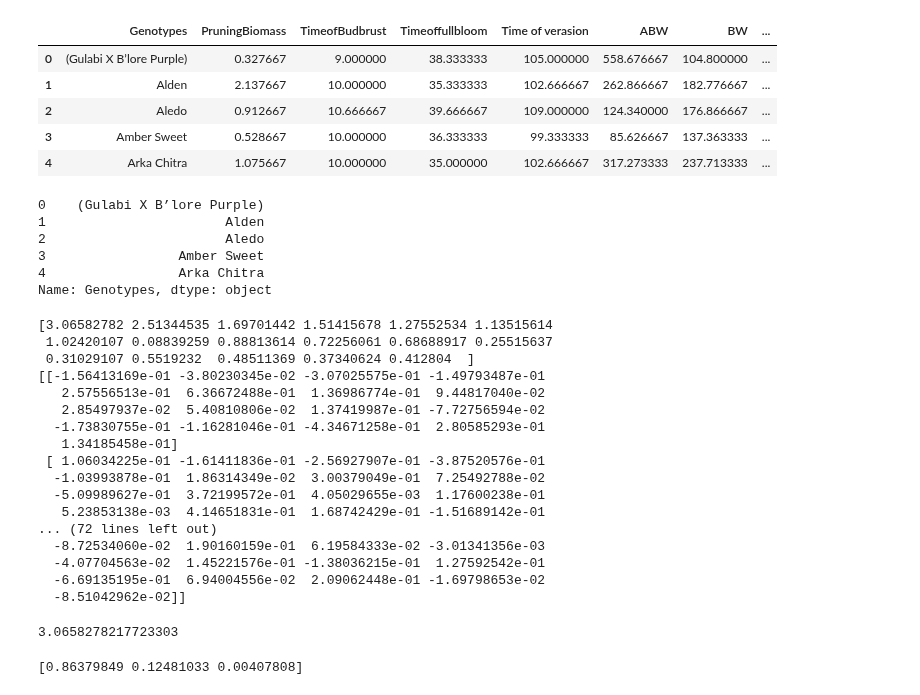
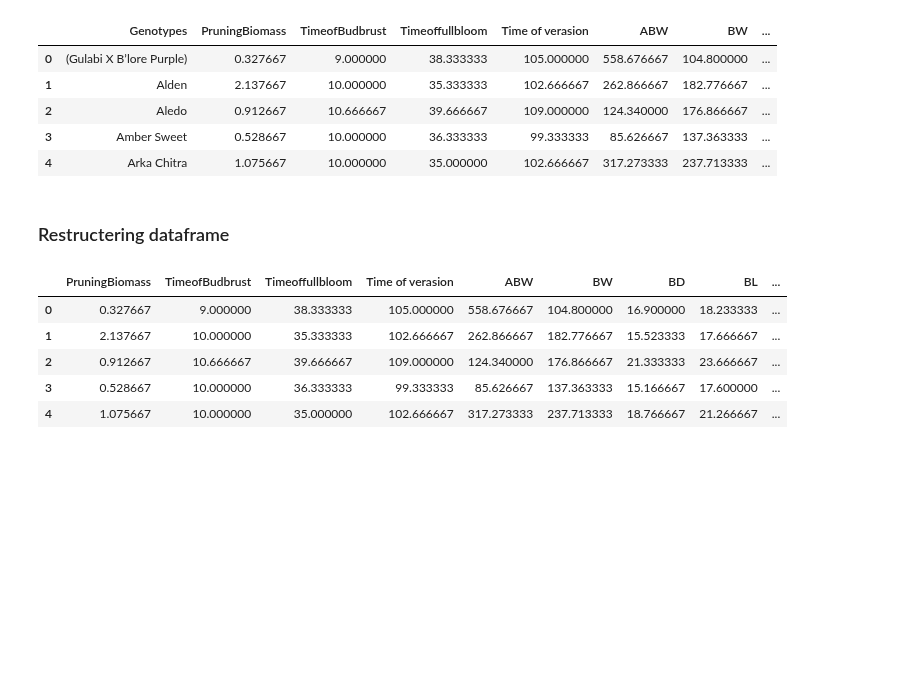
Before and after one commit to finalFlash159/PCA-from-scratch, a Jupyter notebook: src/visualize.ipynb, the cells around one changed output. Drawn from its saved outputs; the diff is of its cells as text; code cells hidden in the pictures; blank space fills up the shorter version.

```diff
--- a/src/visualize.ipynb
+++ b/src/visualize.ipynb
@@ -33,9 +109,15 @@ X , y = split_dataset(df)
+# %% [markdown]
+### Restructering dataframe
+# %%
+target_column = df.iloc[:, 0]  # Lấy cột target
+df = df.iloc[:, 1:]  # Lấy tất cả các cột trừ cột đầu tiên
+df['Genotypes'] = target_column  # Thêm cột target vào cuối
 # %%
-y.head()
+df.head()
 # %% [output]
-0    (Gulabi X B’lore Purple)
-1                       Alden
-2                       Aledo
-3                 Amber Sweet
-4                 Arka Chitra
-Name: Genotypes, dtype: object
+|  | PruningBiomass | TimeofBudbrust | Timeoffullbloom | Time of verasion | ABW | BW | BD | BL | ... |
+| 0 | 0.327667 | 9.000000 | 38.333333 | 105.000000 | 558.676667 | 104.800000 | 16.900000 | 18.233333 | ... |
+| 1 | 2.137667 | 10.000000 | 35.333333 | 102.666667 | 262.866667 | 182.776667 | 15.523333 | 17.666667 | ... |
+| 2 | 0.912667 | 10.666667 | 39.666667 | 109.000000 | 124.340000 | 176.866667 | 21.333333 | 23.666667 | ... |
+| 3 | 0.528667 | 10.000000 | 36.333333 | 99.333333 | 85.626667 | 137.363333 | 15.166667 | 17.600000 | ... |
+| 4 | 1.075667 | 10.000000 | 35.000000 | 102.666667 | 317.273333 | 237.713333 | 18.766667 | 21.266667 | ... |
@@ -44,30 +123,0 @@ X = standardize(X)
-# %%
-values, vectors = eigen_decomposition(X)
-print(values)
-print(vectors)
-# %% [output]
-[3.06582782 2.51344535 1.69701442 1.51415678 1.27552534 1.13515614
- 1.02420107 0.08839259 0.88813614 0.72256061 0.68688917 0.25515637
- 0.31029107 0.5519232  0.48511369 0.37340624 0.412804  ]
-[[-1.56413169e-01 -3.80230345e-02 -3.07025575e-01 -1.49793487e-01
-   2.57556513e-01  6.36672488e-01  1.36986774e-01  9.44817040e-02
-   2.85497937e-02  5.40810806e-02  1.37419987e-01 -7.72756594e-02
-  -1.73830755e-01 -1.16281046e-01 -4.34671258e-01  2.80585293e-01
-   1.34185458e-01]
- [ 1.06034225e-01 -1.61411836e-01 -2.56927907e-01 -3.87520576e-01
-  -1.03993878e-01  1.86314349e-02  3.00379049e-01  7.25492788e-02
-  -5.09989627e-01  3.72199572e-01  4.05029655e-03  1.17600238e-01
-   5.23853138e-03  4.14651831e-01  1.68742429e-01 -1.51689142e-01
-... (72 lines left out)
-  -8.72534060e-02  1.90160159e-01  6.19584333e-02 -3.01341356e-03
-  -4.07704563e-02  1.45221576e-01 -1.38036215e-01  1.27592542e-01
-  -6.69135195e-01  6.94004556e-02  2.09062448e-01 -1.69798653e-02
-  -8.51042962e-02]]
-# %%
-values[0]
-# %% [output]
-3.0658278217723303
-# %%
-print(explained_variance_ratio(df, 3))
-# %% [output]
-[0.86379849 0.12481033 0.00407808]
```
Also changed, not shown: parts of 27 cells of this notebook.
